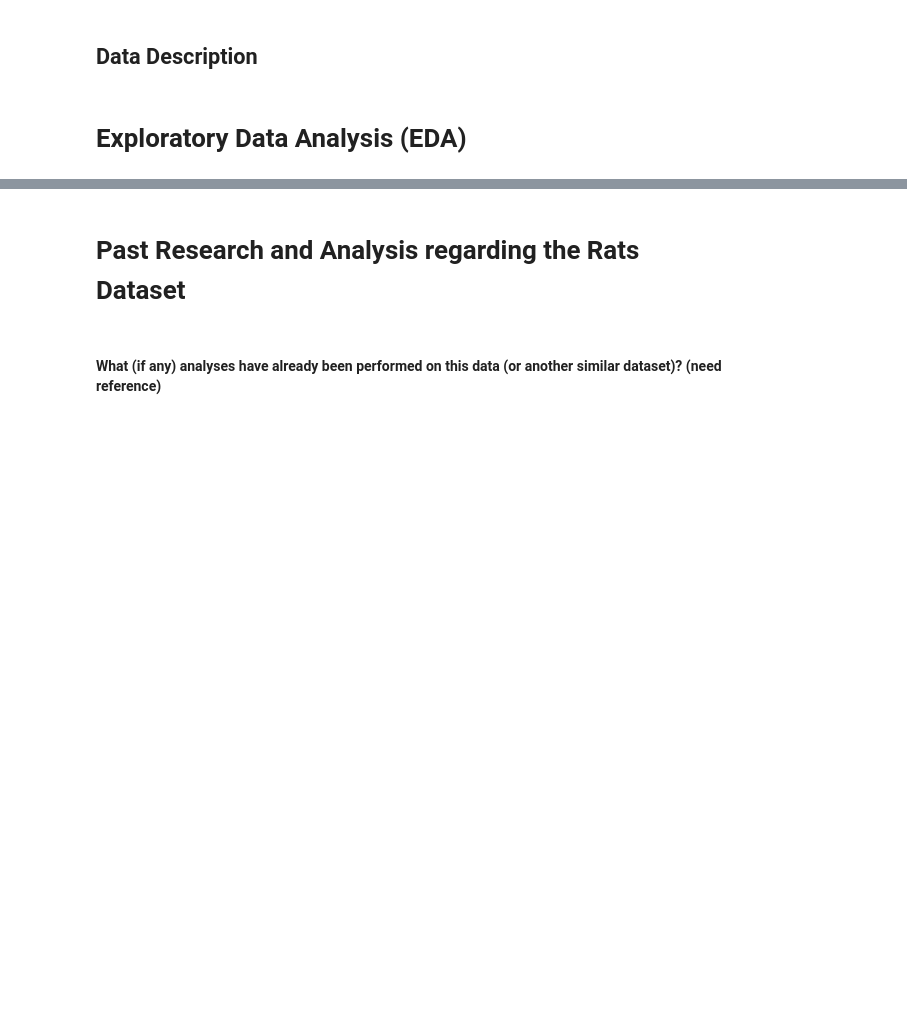
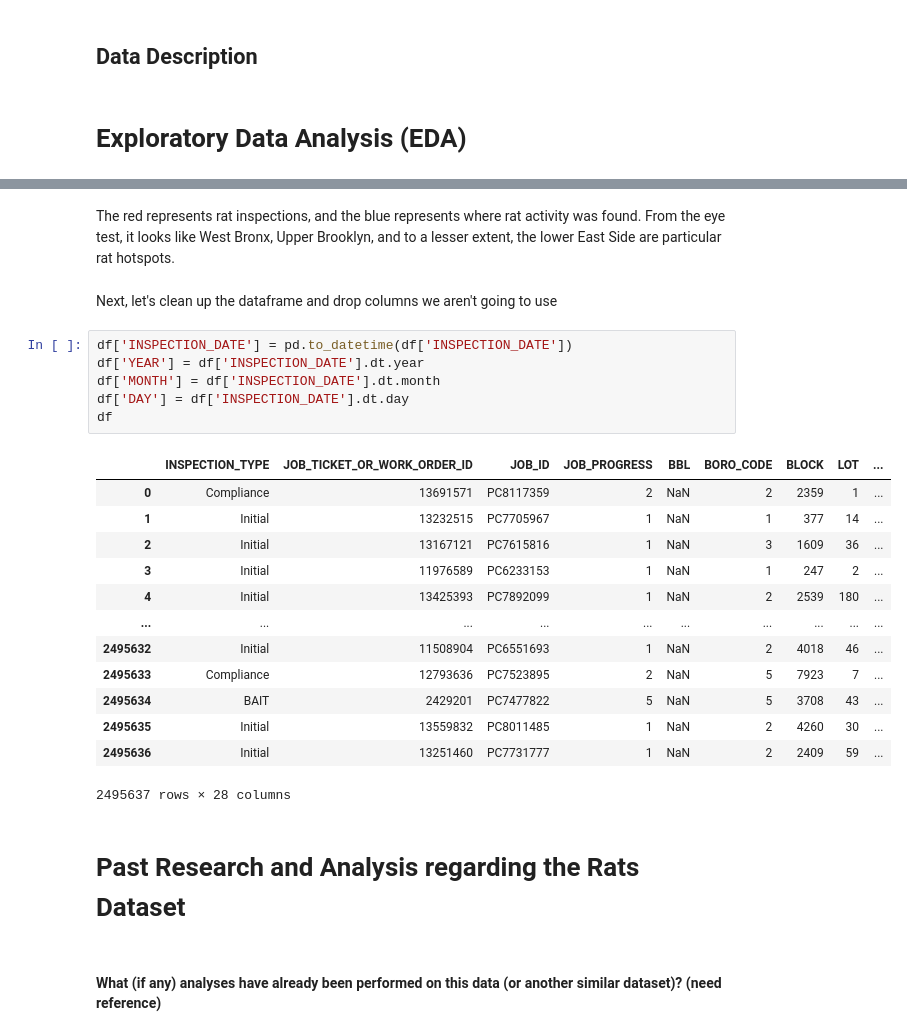
Before and after one commit to beachu23/final_proj_189, a Jupyter notebook: Final_project.ipynb, the cells around one changed output, grey strips where cells are left out. Saved outputs shown, nothing was run; the diff lists cells and outputs as text; blank space fills up the shorter version.

```diff
--- a/Final_project.ipynb
+++ b/Final_project.ipynb
@@ -13,3 +76,27 @@
+# %% [markdown]
+The red represents rat inspections, and the blue represents where rat activity was found. From the eye test, it looks like West Bronx, Upper Brooklyn, and to a lesser extent, the lower East Side are particular rat hotspots.
+# %% [markdown]
+Next, let's clean up the dataframe and drop columns we aren't going to use
+# %%
+df['INSPECTION_DATE'] = pd.to_datetime(df['INSPECTION_DATE'])
+df['YEAR'] = df['INSPECTION_DATE'].dt.year
+df['MONTH'] = df['INSPECTION_DATE'].dt.month
+df['DAY'] = df['INSPECTION_DATE'].dt.day
+df
+# %% [output]
+|  | INSPECTION_TYPE | JOB_TICKET_OR_WORK_ORDER_ID | JOB_ID | JOB_PROGRESS | BBL | BORO_CODE | BLOCK | LOT | ... |
+| 0 | Compliance | 13691571 | PC8117359 | 2 | NaN | 2 | 2359 | 1 | ... |
+| 1 | Initial | 13232515 | PC7705967 | 1 | NaN | 1 | 377 | 14 | ... |
+| 2 | Initial | 13167121 | PC7615816 | 1 | NaN | 3 | 1609 | 36 | ... |
+| 3 | Initial | 11976589 | PC6233153 | 1 | NaN | 1 | 247 | 2 | ... |
+| 4 | Initial | 13425393 | PC7892099 | 1 | NaN | 2 | 2539 | 180 | ... |
+| ... | ... | ... | ... | ... | ... | ... | ... | ... | ... |
+| 2495632 | Initial | 11508904 | PC6551693 | 1 | NaN | 2 | 4018 | 46 | ... |
+| 2495633 | Compliance | 12793636 | PC7523895 | 2 | NaN | 5 | 7923 | 7 | ... |
+| 2495634 | BAIT | 2429201 | PC7477822 | 5 | NaN | 5 | 3708 | 43 | ... |
+| 2495635 | Initial | 13559832 | PC8011485 | 1 | NaN | 2 | 4260 | 30 | ... |
+| 2495636 | Initial | 13251460 | PC7731777 | 1 | NaN | 2 | 2409 | 59 | ... |
+2495637 rows × 28 columns
 # %% [markdown]
 # Past Research and Analysis regarding the Rats Dataset
 # %% [markdown]
```
Also changed, not shown: parts of 4 cells of this notebook, 2 other files.
